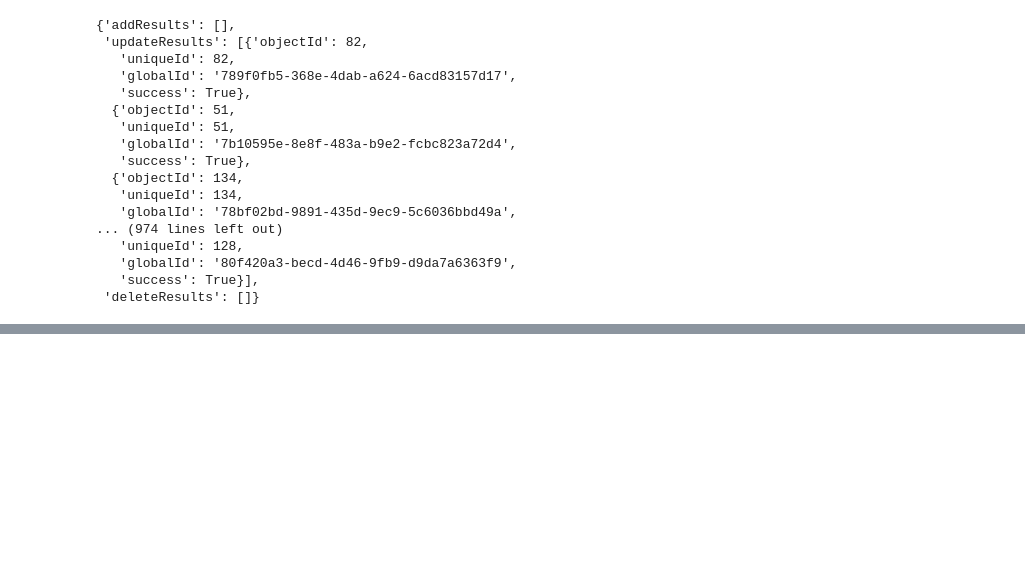
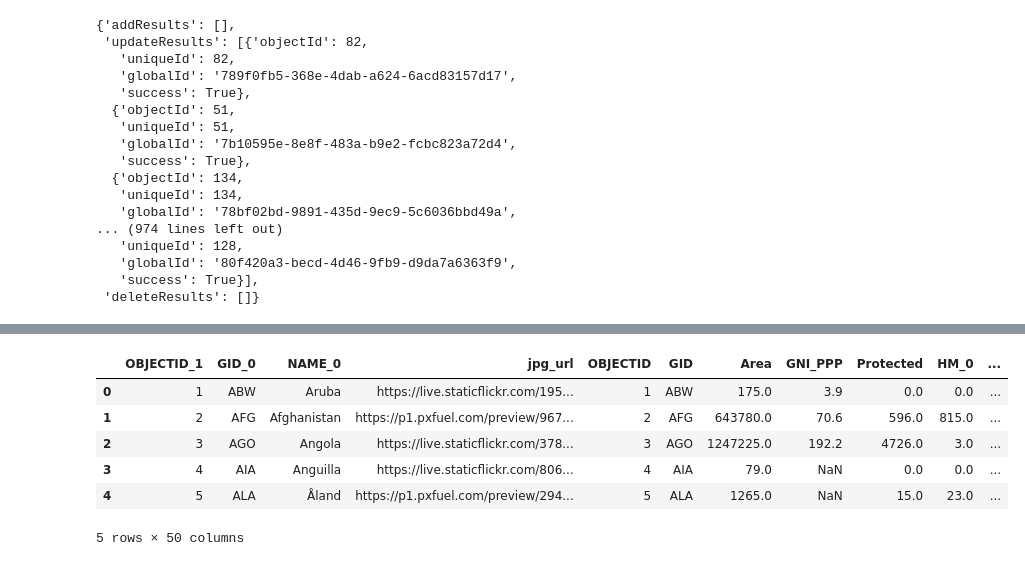
Before and after one commit to Vizzuality/he-scratchfolder, a Jupyter notebook: above_below_countries.ipynb, the cells around one changed output, grey strips where cells are left out. Saved outputs shown, nothing was run; the diff lists cells and outputs as text; code cells hidden in the pictures; blank space fills up the shorter version.

```diff
--- a/above_below_countries.ipynb
+++ b/above_below_countries.ipynb
@@ -292,0 +301,10 @@ flayer.edit_features(updates = features_for_update)
+# %%
+sdf.head()
+# %% [output]
+|  | OBJECTID_1 | GID_0 | NAME_0 | jpg_url | OBJECTID | GID | Area | GNI_PPP | Protected | HM_0 | ... |
+| 0 | 1 | ABW | Aruba | https://live.staticflickr.com/195... | 1 | ABW | 175.0 | 3.9 | 0.0 | 0.0 | ... |
+| 1 | 2 | AFG | Afghanistan | https://p1.pxfuel.com/preview/967... | 2 | AFG | 643780.0 | 70.6 | 596.0 | 815.0 | ... |
+| 2 | 3 | AGO | Angola | https://live.staticflickr.com/378... | 3 | AGO | 1247225.0 | 192.2 | 4726.0 | 3.0 | ... |
+| 3 | 4 | AIA | Anguilla | https://live.staticflickr.com/806... | 4 | AIA | 79.0 | NaN | 0.0 | 0.0 | ... |
+| 4 | 5 | ALA | Åland | https://p1.pxfuel.com/preview/294... | 5 | ALA | 1265.0 | NaN | 15.0 | 23.0 | ... |
+5 rows × 50 columns
```
Also changed, not shown: parts of 26 cells of this notebook.
